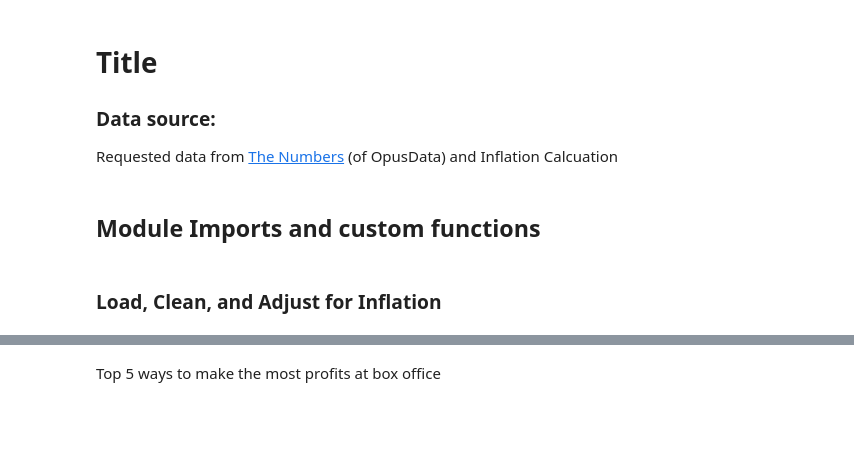
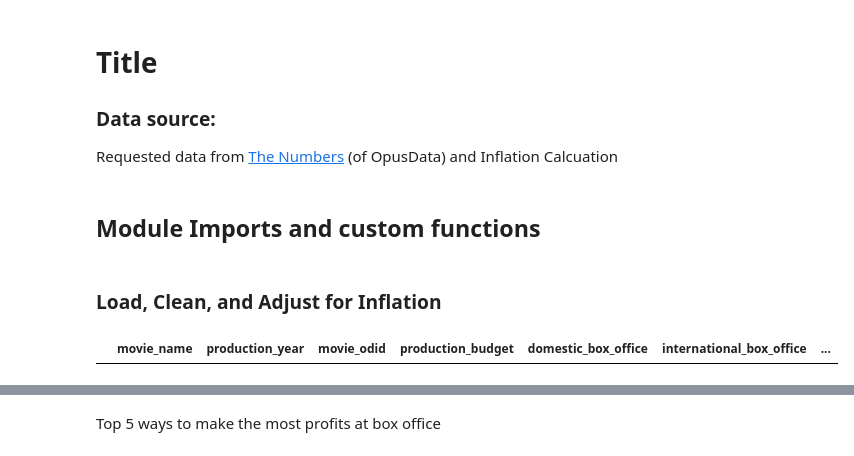
Before and after one commit to jleifnf/JN-Studio, a Jupyter notebook: JN-Studio.ipynb, the cells around one changed output, grey strips where cells are left out. Cells and saved outputs as stored; diff of their text form; code cells hidden in the pictures; blank space fills up the shorter version.

```diff
--- a/JN-Studio.ipynb
+++ b/JN-Studio.ipynb
@@ -11,6 +12,11 @@ from data_preprocess import *
 sns.set_style('darkgrid')
 # %% [markdown]
  ### Load, Clean, and Adjust for Inflation
+# %%
+movie_data = pd.read_csv('data/MovieData.csv')
+movie_data.loc[movie_data.source == "Theme Park Ride"]
+# %% [output]
+|  | movie_name | production_year | movie_odid | production_budget | domestic_box_office | international_box_office | ... |
 # %%
 movie_data = load_clean_data()
 movie_data = movie_data.sort_values(by=['profit'], ascending=False)
```
Also changed, not shown: parts of 2 cells of this notebook, 4 other files.
